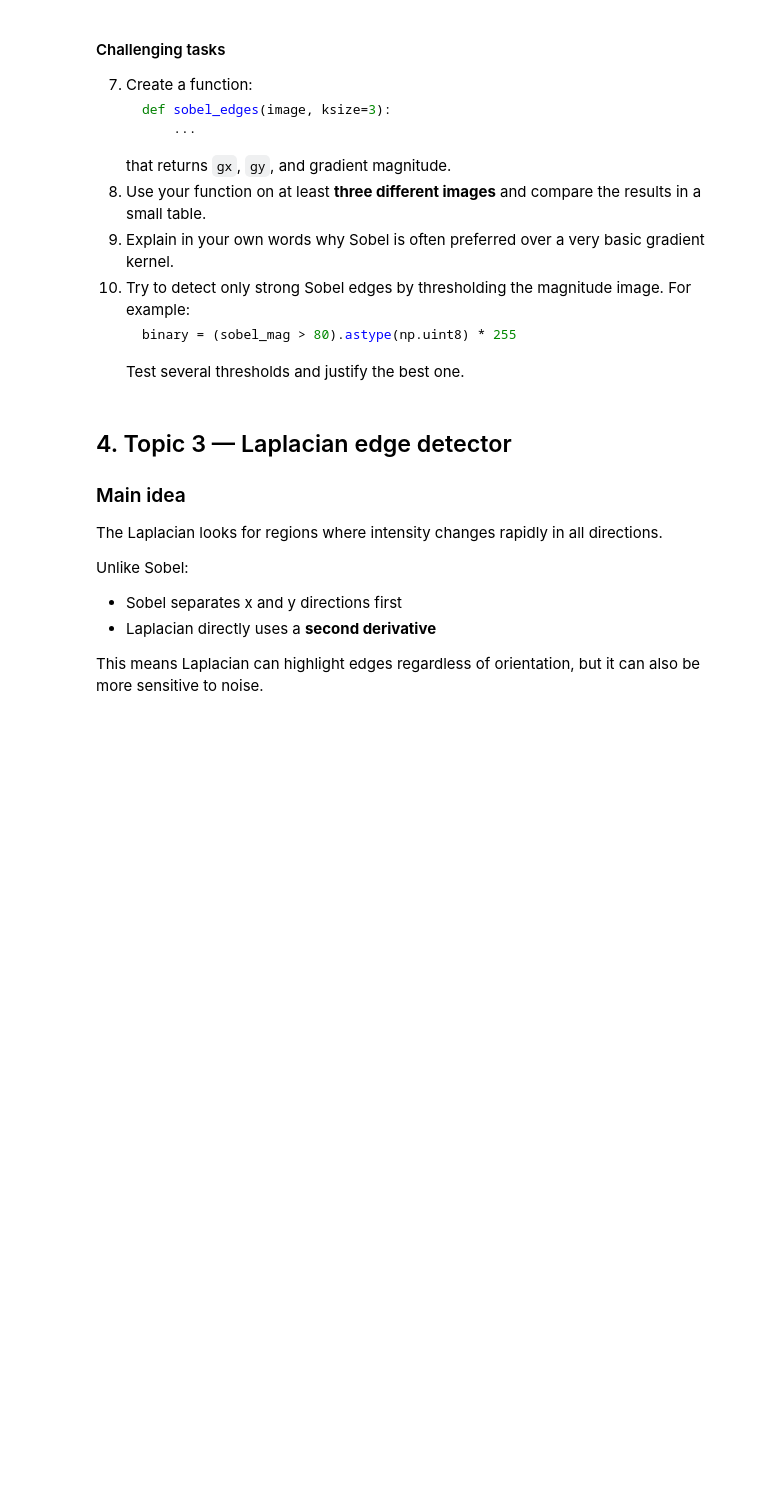
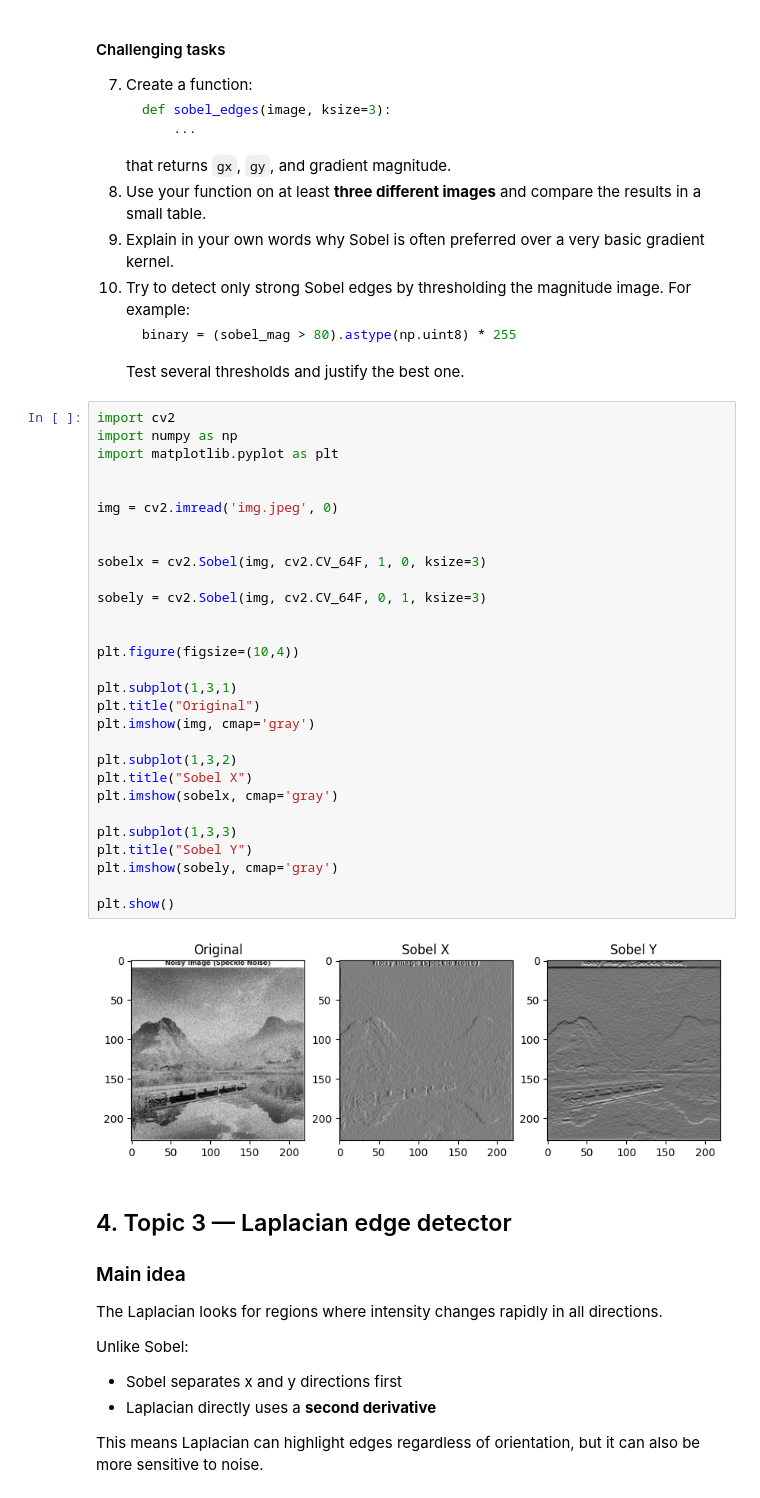
Before and after one commit to islomovic/DIP_labs, a Jupyter notebook: week7/Copy_of_Week_07,_Session_01.ipynb, the cells around one changed output. Saved outputs shown, nothing was run; the diff lists cells and outputs as text; blank space fills up the shorter version.

````diff
--- a/week7/Copy_of_Week_07,_Session_01.ipynb
+++ b/week7/Copy_of_Week_07,_Session_01.ipynb
@@ -253,6 +269,37 @@ for k in [1, 3, 5]:
     binary = (sobel_mag > 80).astype(np.uint8) * 255
     ```
     Test several thresholds and justify the best one.
+# %%
+import cv2
+import numpy as np
+import matplotlib.pyplot as plt
+
+
+img = cv2.imread('img.jpeg', 0)
+
+
+sobelx = cv2.Sobel(img, cv2.CV_64F, 1, 0, ksize=3)
+
+sobely = cv2.Sobel(img, cv2.CV_64F, 0, 1, ksize=3)
+
+
+plt.figure(figsize=(10,4))
+
+plt.subplot(1,3,1)
+plt.title("Original")
+plt.imshow(img, cmap='gray')
+
+plt.subplot(1,3,2)
+plt.title("Sobel X")
+plt.imshow(sobelx, cmap='gray')
+
+plt.subplot(1,3,3)
+plt.title("Sobel Y")
+plt.imshow(sobely, cmap='gray')
+
+plt.show()
+# %% [output]
+[figure, added]
 # %% [markdown]
 ## 4. Topic 3 — Laplacian edge detector
 
````
Also changed, not shown: parts of 3 cells of this notebook, 10 other files.
